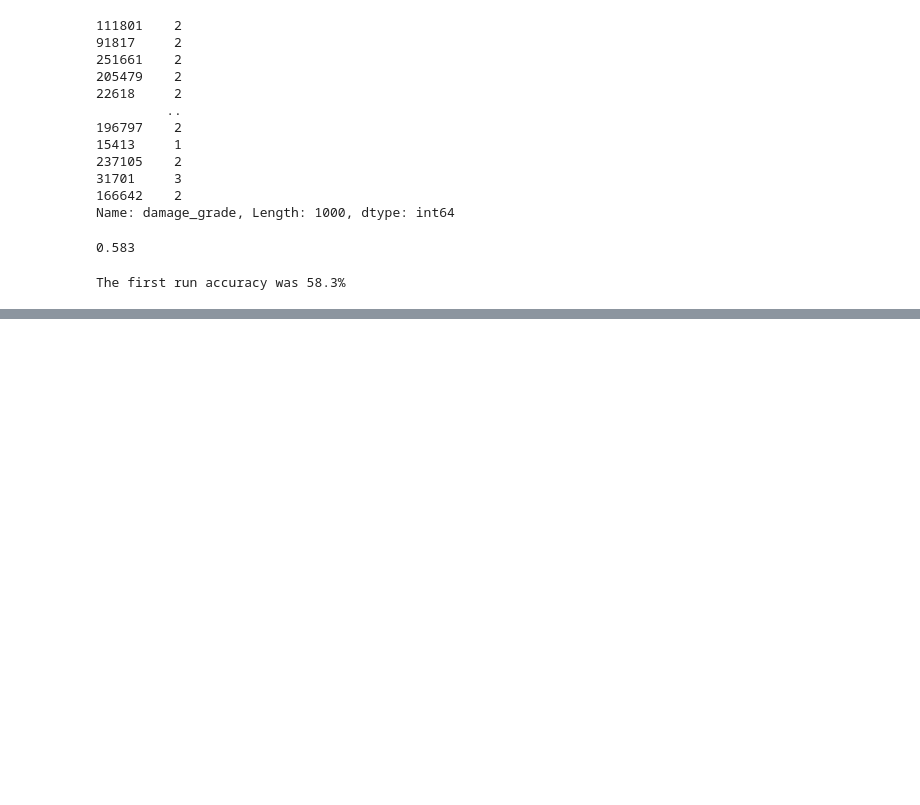
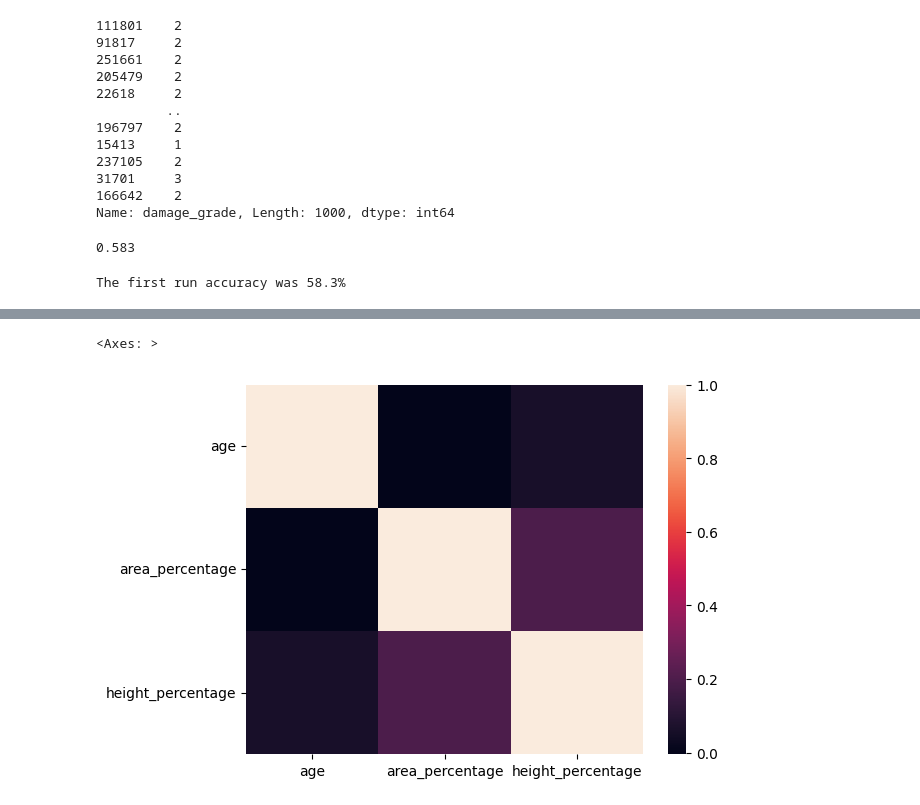
Before and after one commit to Lucamiras/drivendata_earthquakedamage, a Jupyter notebook: sandbox_playground.ipynb, the cells around one changed output, grey strips where cells are left out. Cells and saved outputs as stored; diff of their text form; code cells hidden in the pictures; blank space fills up the shorter version.

```diff
--- a/EDA.ipynb
+++ b/sandbox_playground.ipynb
@@ -260,0 +283,7 @@ The first run accuracy was 58.3%
+# %%
+train_values, train_labels, test_values = load_data()
+# %%
+sns.heatmap(train_values[train_values.columns[5:8]].corr())
+# %% [output]
+<Axes: >
+[figure, added]
```
Also changed, not shown: parts of 5 cells of this notebook, 9 other files.
